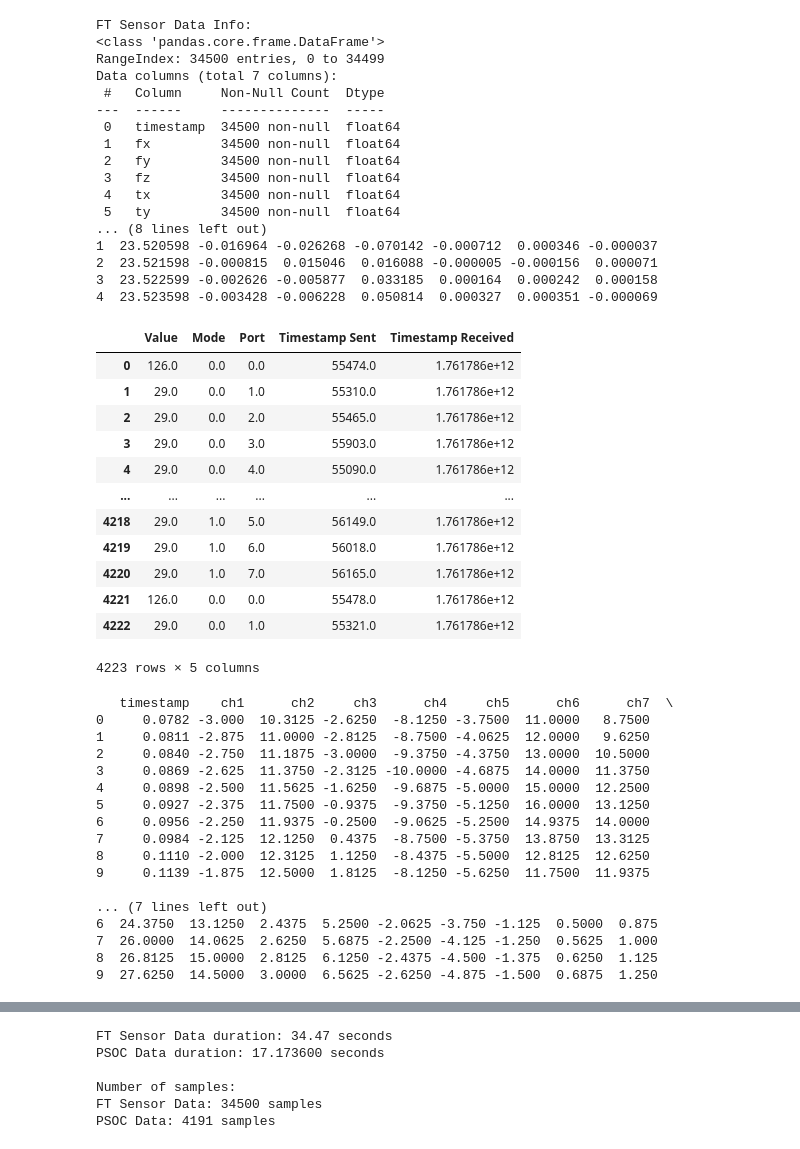
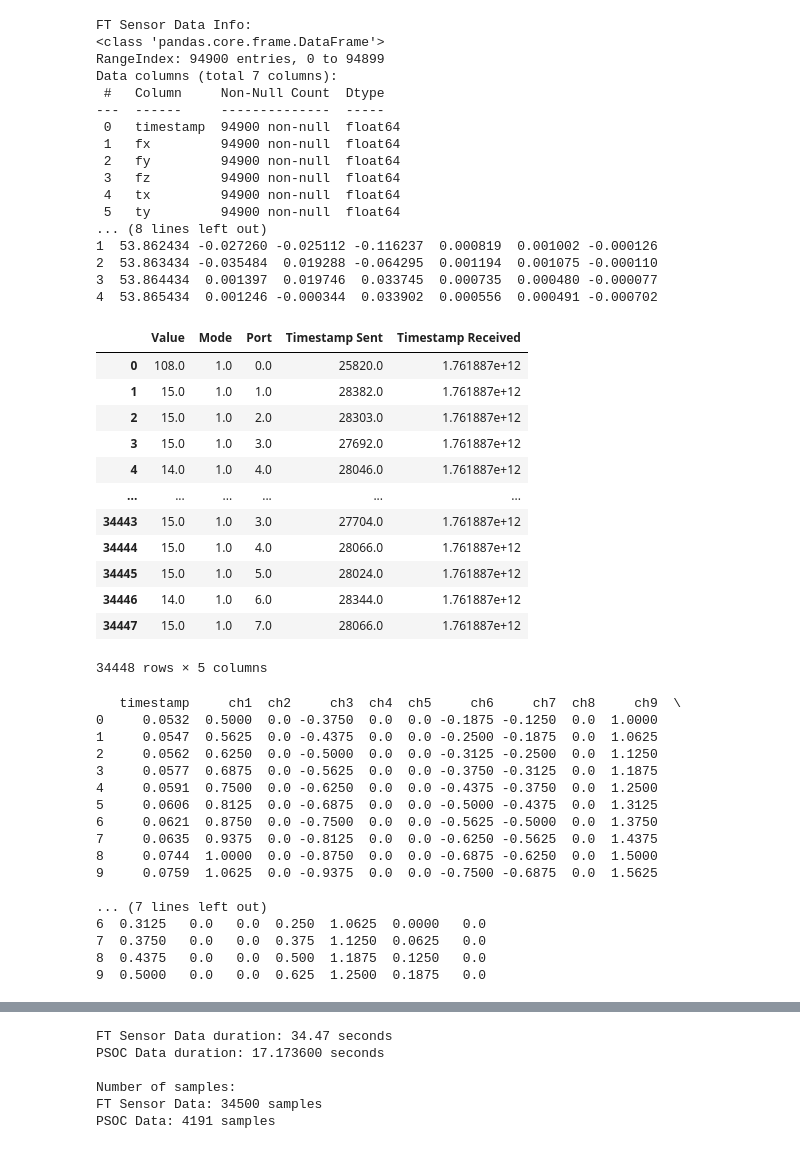
Before and after one commit to ECE382-Team2/ESP_Firmware, a Jupyter notebook: calibration/calibration.ipynb, the cells around one changed output, grey strips where cells are left out. Drawn from its saved outputs; the diff is of its cells as text; code cells hidden in the pictures.

```diff
--- a/calibration/calibration.ipynb
+++ b/calibration/calibration.ipynb
@@ -6,55 +6,55 @@ import numpy as np
 # %%
 # Read the CSV files
 # ft_sensor_data = pd.read_csv('8_ft_sensor_data_20251030_235747.csv')
 # psoc_data = pd.read_csv('8_20251030_235512_test8_actually_tocuhing_properly_plz_red_data.csv')
 
-ft_sensor_data = pd.read_csv('ft_sensor_data_20251023_021626.csv')
-psoc_data = pd.read_csv('20251029_195156__C__Users_Will_miniconda3_shell_condabin_conda-hook.ps1_____conda_activate_base__data.csv')
+ft_sensor_data = pd.read_csv('9_ft_sensor_data_20251031_000832.csv')
+psoc_data = pd.read_csv('9_20251031_000641_test9_blue_but_touching_properly_data.csv')
 
 
 
 # Display basic information about the datasets
 print("FT Sensor Data Info:")
 print(ft_sensor_data.info())
 print("\nFirst few rows of FT Sensor Data:")
 print(ft_sensor_data.head())
 
 # print("\nPSOC Data Info:")
 # print(psoc_data.info())
 # print("\nFirst few rows of PSOC Data:")
 # print(psoc_data.head())
 psoc_data
 # %% [output]
 FT Sensor Data Info:
 <class 'pandas.core.frame.DataFrame'>
-RangeIndex: 34500 entries, 0 to 34499
+RangeIndex: 94900 entries, 0 to 94899
 Data columns (total 7 columns):
  #   Column     Non-Null Count  Dtype
 ---  ------     --------------  -----
- 0   timestamp  34500 non-null  float64
- 1   fx         34500 non-null  float64
- 2   fy         34500 non-null  float64
- 3   fz         34500 non-null  float64
- 4   tx         34500 non-null  float64
- 5   ty         34500 non-null  float64
+ 0   timestamp  94900 non-null  float64
+ 1   fx         94900 non-null  float64
+ 2   fy         94900 non-null  float64
+ 3   fz         94900 non-null  float64
+ 4   tx         94900 non-null  float64
+ 5   ty         94900 non-null  float64
 ... (8 lines left out)
-1  23.520598 -0.016964 -0.026268 -0.070142 -0.000712  0.000346 -0.000037
-2  23.521598 -0.000815  0.015046  0.016088 -0.000005 -0.000156  0.000071
-3  23.522599 -0.002626 -0.005877  0.033185  0.000164  0.000242  0.000158
-4  23.523598 -0.003428 -0.006228  0.050814  0.000327  0.000351 -0.000069
+1  53.862434 -0.027260 -0.025112 -0.116237  0.000819  0.001002 -0.000126
+2  53.863434 -0.035484  0.019288 -0.064295  0.001194  0.001075 -0.000110
+3  53.864434  0.001397  0.019746  0.033745  0.000735  0.000480 -0.000077
+4  53.865434  0.001246 -0.000344  0.033902  0.000556  0.000491 -0.000702
 |  | Value | Mode | Port | Timestamp Sent | Timestamp Received |
-| 0 | 126.0 | 0.0 | 0.0 | 55474.0 | 1.761786e+12 |
-| 1 | 29.0 | 0.0 | 1.0 | 55310.0 | 1.761786e+12 |
-| 2 | 29.0 | 0.0 | 2.0 | 55465.0 | 1.761786e+12 |
-| 3 | 29.0 | 0.0 | 3.0 | 55903.0 | 1.761786e+12 |
-| 4 | 29.0 | 0.0 | 4.0 | 55090.0 | 1.761786e+12 |
+| 0 | 108.0 | 1.0 | 0.0 | 25820.0 | 1.761887e+12 |
+| 1 | 15.0 | 1.0 | 1.0 | 28382.0 | 1.761887e+12 |
+| 2 | 15.0 | 1.0 | 2.0 | 28303.0 | 1.761887e+12 |
+| 3 | 15.0 | 1.0 | 3.0 | 27692.0 | 1.761887e+12 |
+| 4 | 14.0 | 1.0 | 4.0 | 28046.0 | 1.761887e+12 |
 | ... | ... | ... | ... | ... | ... |
-| 4218 | 29.0 | 1.0 | 5.0 | 56149.0 | 1.761786e+12 |
-| 4219 | 29.0 | 1.0 | 6.0 | 56018.0 | 1.761786e+12 |
-| 4220 | 29.0 | 1.0 | 7.0 | 56165.0 | 1.761786e+12 |
-| 4221 | 126.0 | 0.0 | 0.0 | 55478.0 | 1.761786e+12 |
-| 4222 | 29.0 | 0.0 | 1.0 | 55321.0 | 1.761786e+12 |
+| 34443 | 15.0 | 1.0 | 3.0 | 27704.0 | 1.761887e+12 |
+| 34444 | 15.0 | 1.0 | 4.0 | 28066.0 | 1.761887e+12 |
+| 34445 | 15.0 | 1.0 | 5.0 | 28024.0 | 1.761887e+12 |
+| 34446 | 14.0 | 1.0 | 6.0 | 28344.0 | 1.761887e+12 |
+| 34447 | 15.0 | 1.0 | 7.0 | 28066.0 | 1.761887e+12 |
-4223 rows × 5 columns
+34448 rows × 5 columns
 # %%
 ###################### pre-process PSOC data: ######################
 
@@ -136,20 +136,20 @@ df_psoc = df_psoc.iloc[16:-16].reset_index(drop=True)
 psoc_data = df_psoc.copy()
 print(df_psoc.head(10))
 # %% [output]
-   timestamp    ch1      ch2     ch3      ch4     ch5      ch6      ch7  \
-0     0.0782 -3.000  10.3125 -2.6250  -8.1250 -3.7500  11.0000   8.7500
-1     0.0811 -2.875  11.0000 -2.8125  -8.7500 -4.0625  12.0000   9.6250
-2     0.0840 -2.750  11.1875 -3.0000  -9.3750 -4.3750  13.0000  10.5000
-3     0.0869 -2.625  11.3750 -2.3125 -10.0000 -4.6875  14.0000  11.3750
-4     0.0898 -2.500  11.5625 -1.6250  -9.6875 -5.0000  15.0000  12.2500
-5     0.0927 -2.375  11.7500 -0.9375  -9.3750 -5.1250  16.0000  13.1250
-6     0.0956 -2.250  11.9375 -0.2500  -9.0625 -5.2500  14.9375  14.0000
-7     0.0984 -2.125  12.1250  0.4375  -8.7500 -5.3750  13.8750  13.3125
-8     0.1110 -2.000  12.3125  1.1250  -8.4375 -5.5000  12.8125  12.6250
-9     0.1139 -1.875  12.5000  1.8125  -8.1250 -5.6250  11.7500  11.9375
+   timestamp     ch1  ch2     ch3  ch4  ch5     ch6     ch7  ch8     ch9  \
+0     0.0532  0.5000  0.0 -0.3750  0.0  0.0 -0.1875 -0.1250  0.0  1.0000
+1     0.0547  0.5625  0.0 -0.4375  0.0  0.0 -0.2500 -0.1875  0.0  1.0625
+2     0.0562  0.6250  0.0 -0.5000  0.0  0.0 -0.3125 -0.2500  0.0  1.1250
+3     0.0577  0.6875  0.0 -0.5625  0.0  0.0 -0.3750 -0.3125  0.0  1.1875
+4     0.0591  0.7500  0.0 -0.6250  0.0  0.0 -0.4375 -0.3750  0.0  1.2500
+5     0.0606  0.8125  0.0 -0.6875  0.0  0.0 -0.5000 -0.4375  0.0  1.3125
+6     0.0621  0.8750  0.0 -0.7500  0.0  0.0 -0.5625 -0.5000  0.0  1.3750
+7     0.0635  0.9375  0.0 -0.8125  0.0  0.0 -0.6250 -0.5625  0.0  1.4375
+8     0.0744  1.0000  0.0 -0.8750  0.0  0.0 -0.6875 -0.6250  0.0  1.5000
+9     0.0759  1.0625  0.0 -0.9375  0.0  0.0 -0.7500 -0.6875  0.0  1.5625
 
 ... (7 lines left out)
-6  24.3750  13.1250  2.4375  5.2500 -2.0625 -3.750 -1.125  0.5000  0.875
-7  26.0000  14.0625  2.6250  5.6875 -2.2500 -4.125 -1.250  0.5625  1.000
-8  26.8125  15.0000  2.8125  6.1250 -2.4375 -4.500 -1.375  0.6250  1.125
-9  27.6250  14.5000  3.0000  6.5625 -2.6250 -4.875 -1.500  0.6875  1.250
+6  0.3125   0.0   0.0  0.250  1.0625  0.0000   0.0
+7  0.3750   0.0   0.0  0.375  1.1250  0.0625   0.0
+8  0.4375   0.0   0.0  0.500  1.1875  0.1250   0.0
+9  0.5000   0.0   0.0  0.625  1.2500  0.1875   0.0
```
Also changed, not shown: parts of 4 cells of this notebook.
